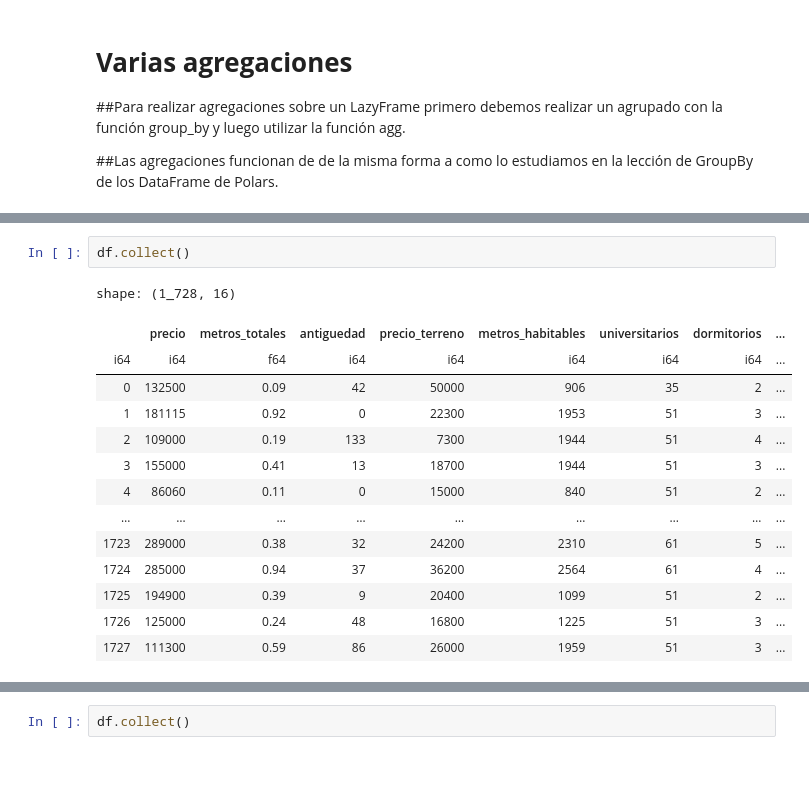
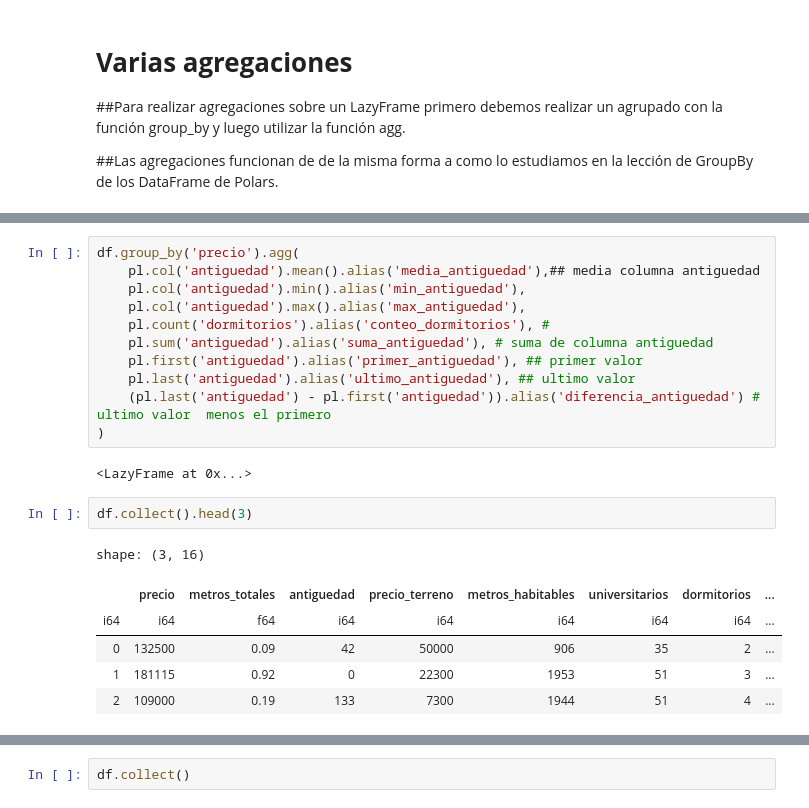
Before and after one commit to Viny2030/colabs, a Jupyter notebook: Lazy_Frames.ipynb, the cells around one changed output, grey strips where cells are left out. Cells and saved outputs as stored; diff of their text form; blank space fills up the shorter version.

```diff
--- a/Lazy_Frames.ipynb
+++ b/Lazy_Frames.ipynb
@@ -785,20 +881,25 @@ df.collect_schema().len()
+# %%
+df.group_by('precio').agg(
+    pl.col('antiguedad').mean().alias('media_antiguedad'),## media columna antiguedad
+    pl.col('antiguedad').min().alias('min_antiguedad'),
+    pl.col('antiguedad').max().alias('max_antiguedad'),
+    pl.count('dormitorios').alias('conteo_dormitorios'), #
+    pl.sum('antiguedad').alias('suma_antiguedad'), # suma de columna antiguedad
+    pl.first('antiguedad').alias('primer_antiguedad'), ## primer valor
+    pl.last('antiguedad').alias('ultimo_antiguedad'), ## ultimo valor
+    (pl.last('antiguedad') - pl.first('antiguedad')).alias('diferencia_antiguedad') # ultimo valor  menos el primero
+)
+# %% [output]
+<LazyFrame at 0x...>
 # %%
-df.collect()
+df.collect().head(3)
 # %% [output]
-shape: (1_728, 16)
+shape: (3, 16)
 |  | precio | metros_totales | antiguedad | precio_terreno | metros_habitables | universitarios | dormitorios | ... |
 | i64 | i64 | f64 | i64 | i64 | i64 | i64 | i64 | ... |
 | 0 | 132500 | 0.09 | 42 | 50000 | 906 | 35 | 2 | ... |
 | 1 | 181115 | 0.92 | 0 | 22300 | 1953 | 51 | 3 | ... |
 | 2 | 109000 | 0.19 | 133 | 7300 | 1944 | 51 | 4 | ... |
-| 3 | 155000 | 0.41 | 13 | 18700 | 1944 | 51 | 3 | ... |
-| 4 | 86060 | 0.11 | 0 | 15000 | 840 | 51 | 2 | ... |
-| … | … | … | … | … | … | … | … | ... |
-| 1723 | 289000 | 0.38 | 32 | 24200 | 2310 | 61 | 5 | ... |
-| 1724 | 285000 | 0.94 | 37 | 36200 | 2564 | 61 | 4 | ... |
-| 1725 | 194900 | 0.39 | 9 | 20400 | 1099 | 51 | 2 | ... |
-| 1726 | 125000 | 0.24 | 48 | 16800 | 1225 | 51 | 3 | ... |
-| 1727 | 111300 | 0.59 | 86 | 26000 | 1959 | 51 | 3 | ... |
 # %%
 df.group_by('precio').agg(
     pl.col('antiguedad').mean().alias('media_antiguedad'),
```
Also changed, not shown: parts of 111 cells of this notebook.
